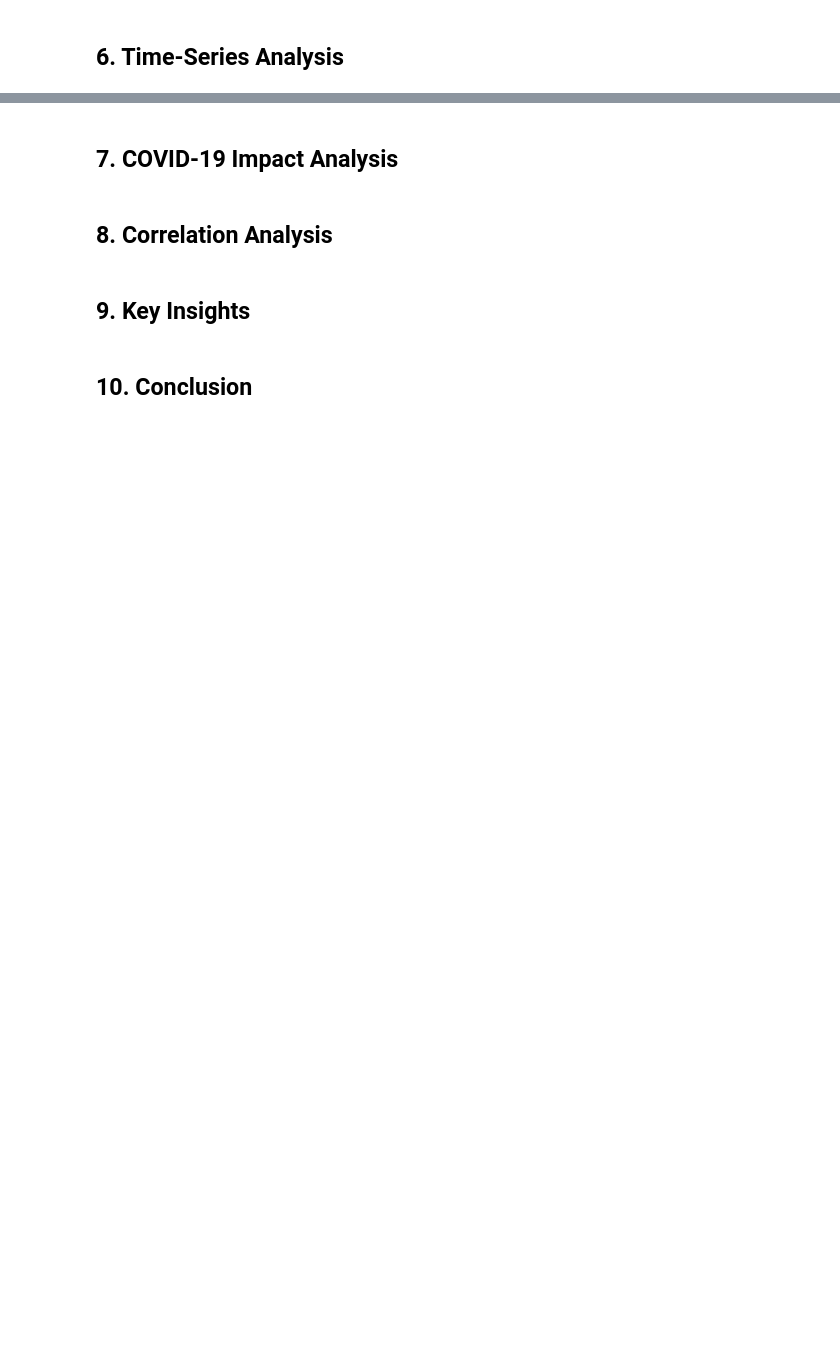
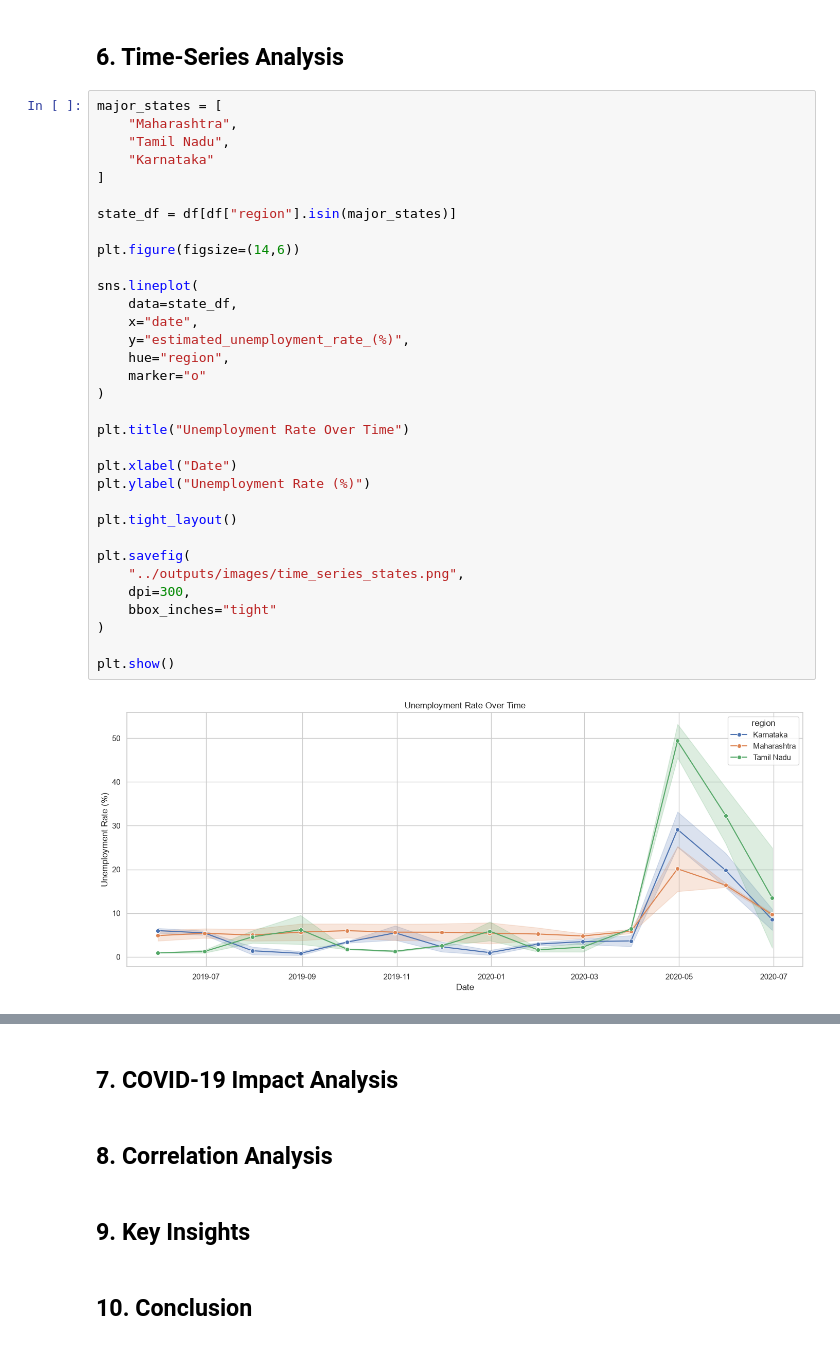
Before and after one commit to Sowravkanth/OIBSIP, a Jupyter notebook: DataScience-Task2-UnemploymentAnalysis/notebooks/Unemployment_Analysis.ipynb, the cells around one changed output, grey strips where cells are left out. Saved outputs shown, nothing was run; the diff lists cells and outputs as text; blank space fills up the shorter version.

```diff
--- a/DataScience-Task2-UnemploymentAnalysis/notebooks/Unemployment_Analysis.ipynb
+++ b/DataScience-Task2-UnemploymentAnalysis/notebooks/Unemployment_Analysis.ipynb
@@ -170,2 +303,37 @@ The dataset contains unemployment statistics across multiple Indian states and r
 # %% [markdown]
 ## 6. Time-Series Analysis
+# %%
+major_states = [
+    "Maharashtra",
+    "Tamil Nadu",
+    "Karnataka"
+]
+
+state_df = df[df["region"].isin(major_states)]
+
+plt.figure(figsize=(14,6))
+
+sns.lineplot(
+    data=state_df,
+    x="date",
+    y="estimated_unemployment_rate_(%)",
+    hue="region",
+    marker="o"
+)
+
+plt.title("Unemployment Rate Over Time")
+
+plt.xlabel("Date")
+plt.ylabel("Unemployment Rate (%)")
+
+plt.tight_layout()
+
+plt.savefig(
+    "../outputs/images/time_series_states.png",
+    dpi=300,
+    bbox_inches="tight"
+)
+
+plt.show()
+# %% [output]
+[figure, added]
```
Also changed, not shown: parts of 8 cells of this notebook, 3 other files.
